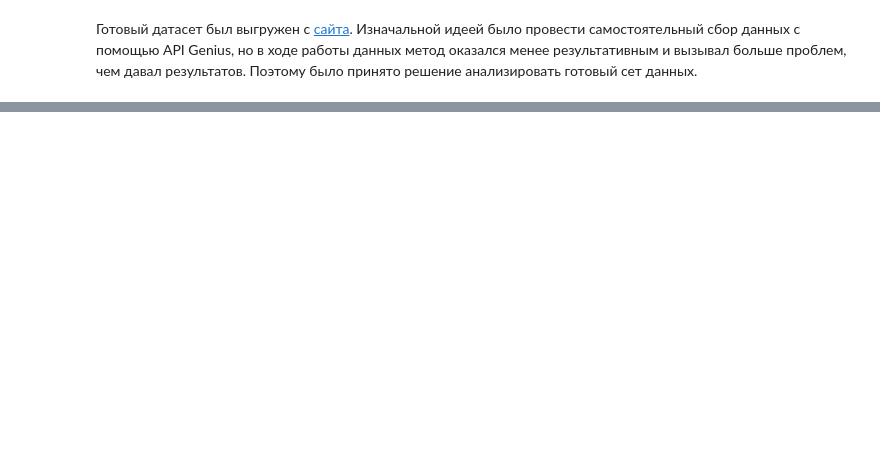
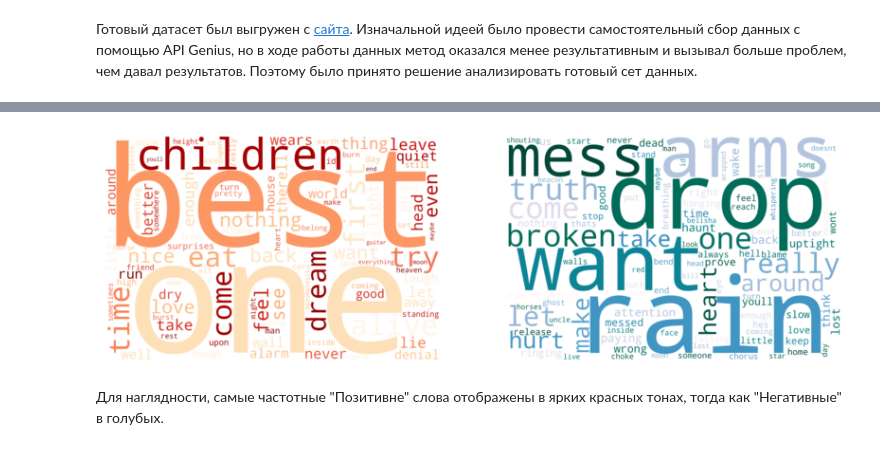
Before and after one commit to artigenius/homework, a Jupyter notebook: project_lyrics_analysis.ipynb, the cells around one changed output, grey strips where cells are left out. Drawn from its saved outputs; the diff is of its cells as text; code cells hidden in the pictures; blank space fills up the shorter version.

```diff
--- a/project_lyrics_analysis.ipynb
+++ b/project_lyrics_analysis.ipynb
@@ -314,0 +292,21 @@ ValueError: ignored
+# %%
+plt.figure(figsize=(10,8))
+plt.subplot(1,2,1)
+wordcloud1 = WordCloud(collocations = False,
+                      background_color = 'white',max_words = 100, colormap = 'OrRd', repeat = False,
+                      width=3000, height=2000).generate(' '.join(pos_sent['lyrics_cleaned']))
+plt.imshow(wordcloud1, interpolation='bilinear')
+plt.axis("off")
+
+plt.subplot(1,2,2)
+wordcloud2 = WordCloud(collocations = False,
+                      background_color = 'white',max_words = 100, colormap = 'PuBuGn', repeat = False,
+                      width=3000, height=2000).generate(' '.join(neg_sent['lyrics_cleaned']))
+plt.imshow(wordcloud2, interpolation='bilinear')
+plt.axis("off")
+
+plt.show()
+# %% [output]
+[figure, added]
+# %% [markdown]
+Для наглядности, самые частотные "Позитивне" слова отображены в ярких красных тонах, тогда как "Негативные" в голубых.
```
Also changed, not shown: parts of 47 cells of this notebook.
